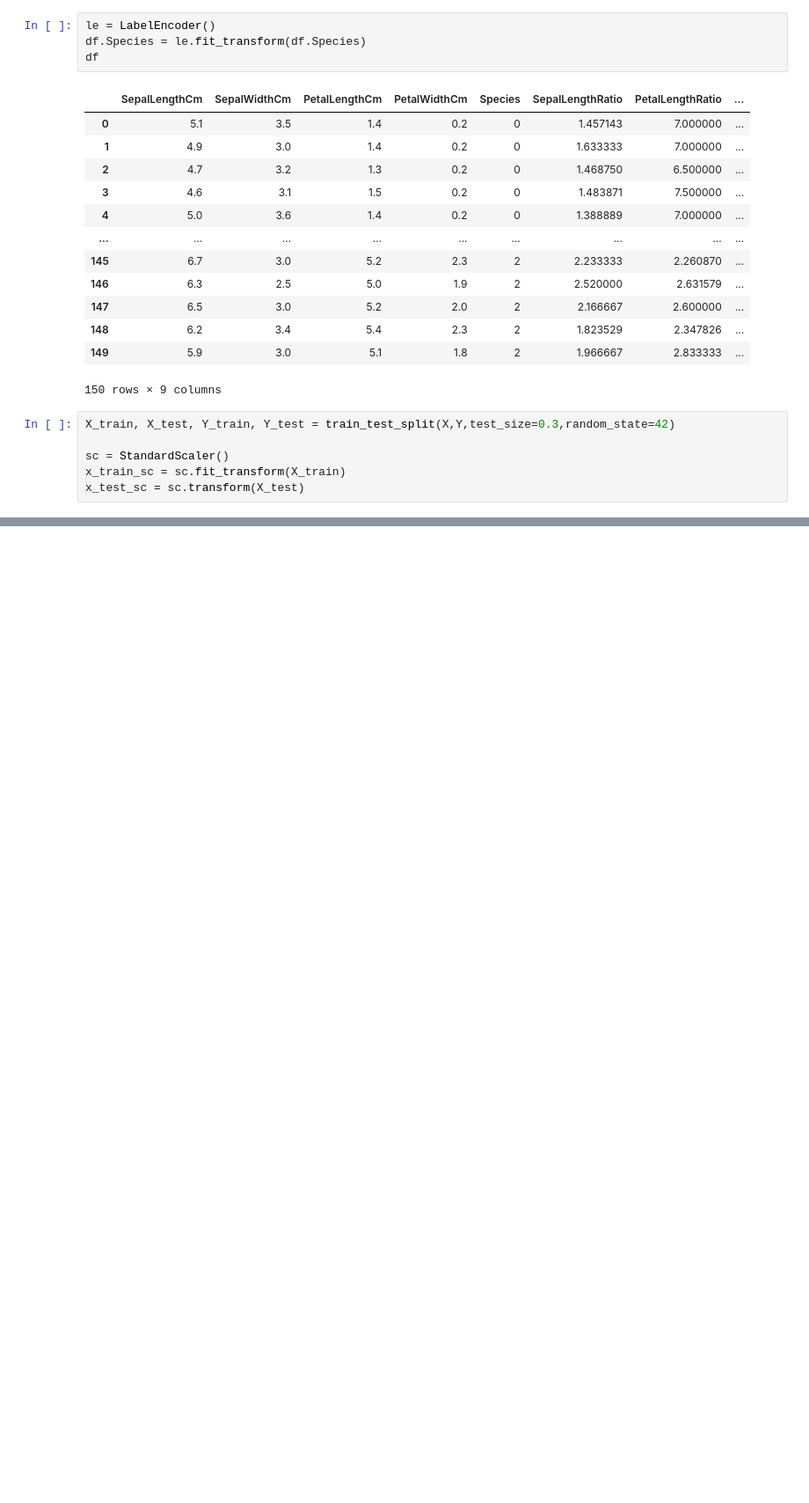
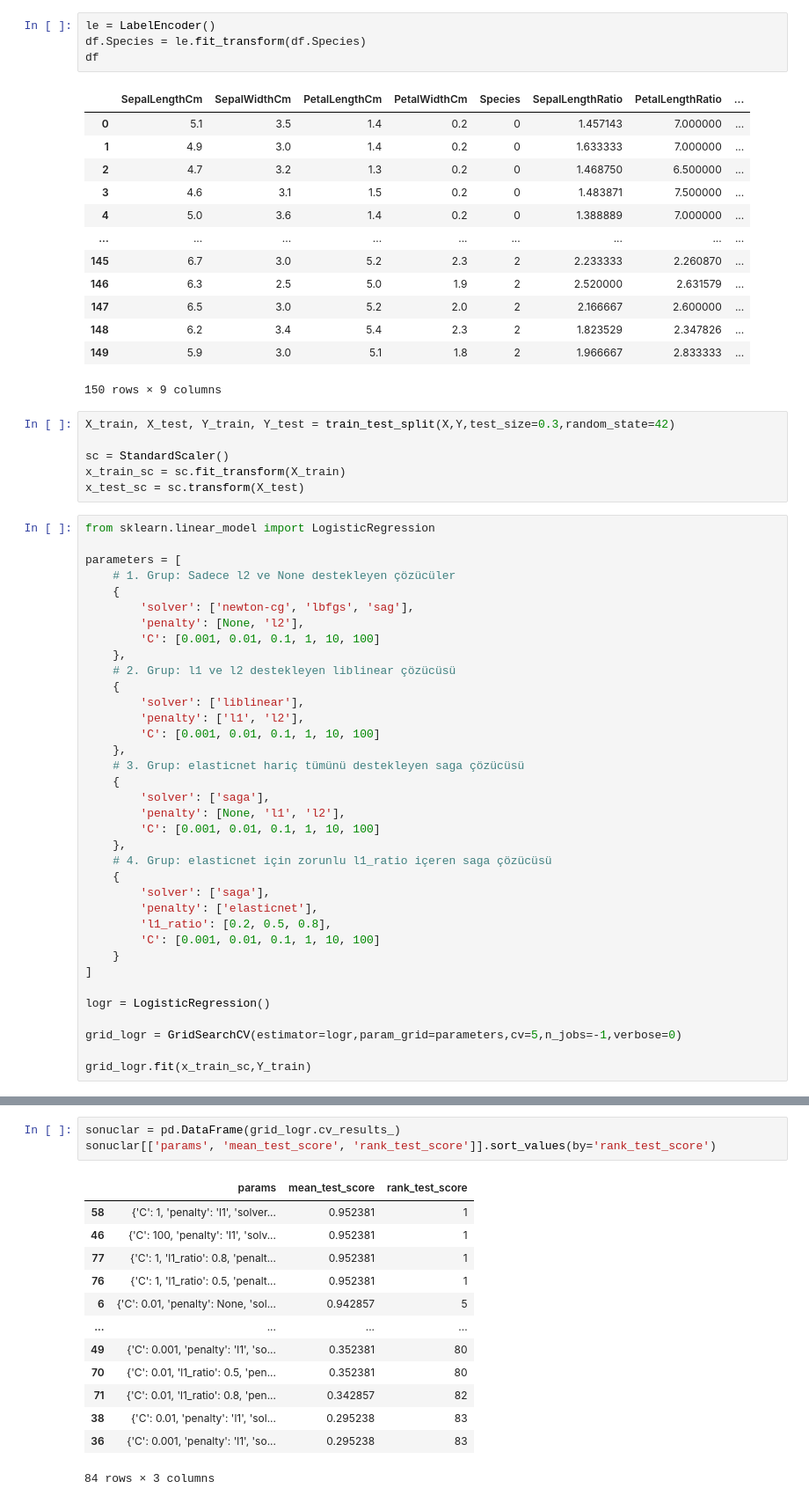
Before and after one commit to Ayberk-Aktan/Analyze_of_iris_datasets, a Jupyter notebook: ml_models.ipynb, the cells around one changed output, grey strips where cells are left out. Shown at 88% size. Drawn from its saved outputs; the diff is of its cells as text; blank space fills up the shorter version.

Commit message:
Logistic Regression model is fitting and analyze error metrics.

```diff
--- a/ml_models.ipynb
+++ b/ml_models.ipynb
@@ -43,3 +43,39 @@ X_train, X_test, Y_train, Y_test = train_test_split(X,Y,test_size=0.3,random_sta
 sc = StandardScaler()
 x_train_sc = sc.fit_transform(X_train)
 x_test_sc = sc.transform(X_test)
+# %%
+from sklearn.linear_model import LogisticRegression
+
+parameters = [
+    # 1. Grup: Sadece l2 ve None destekleyen çözücüler
+    {
+        'solver': ['newton-cg', 'lbfgs', 'sag'],
+        'penalty': [None, 'l2'],
+        'C': [0.001, 0.01, 0.1, 1, 10, 100]
+    },
+    # 2. Grup: l1 ve l2 destekleyen liblinear çözücüsü
+    {
+        'solver': ['liblinear'],
+        'penalty': ['l1', 'l2'],
+        'C': [0.001, 0.01, 0.1, 1, 10, 100]
+    },
+    # 3. Grup: elasticnet hariç tümünü destekleyen saga çözücüsü
+    {
+        'solver': ['saga'],
+        'penalty': [None, 'l1', 'l2'],
+        'C': [0.001, 0.01, 0.1, 1, 10, 100]
+    },
+    # 4. Grup: elasticnet için zorunlu l1_ratio içeren saga çözücüsü
+    {
+        'solver': ['saga'],
+        'penalty': ['elasticnet'],
+        'l1_ratio': [0.2, 0.5, 0.8],
+        'C': [0.001, 0.01, 0.1, 1, 10, 100]
+    }
+]
+
+logr = LogisticRegression()
+
+grid_logr = GridSearchCV(estimator=logr,param_grid=parameters,cv=5,n_jobs=-1,verbose=0)
+
+grid_logr.fit(x_train_sc,Y_train)
@@ -45,0 +94,17 @@ x_test_sc = sc.transform(X_test)
+# %%
+sonuclar = pd.DataFrame(grid_logr.cv_results_)
+sonuclar[['params', 'mean_test_score', 'rank_test_score']].sort_values(by='rank_test_score')
+# %% [output]
+|  | params | mean_test_score | rank_test_score |
+| 58 | {'C': 1, 'penalty': 'l1', 'solver... | 0.952381 | 1 |
+| 46 | {'C': 100, 'penalty': 'l1', 'solv... | 0.952381 | 1 |
+| 77 | {'C': 1, 'l1_ratio': 0.8, 'penalt... | 0.952381 | 1 |
+| 76 | {'C': 1, 'l1_ratio': 0.5, 'penalt... | 0.952381 | 1 |
+| 6 | {'C': 0.01, 'penalty': None, 'sol... | 0.942857 | 5 |
+| ... | ... | ... | ... |
+| 49 | {'C': 0.001, 'penalty': 'l1', 'so... | 0.352381 | 80 |
+| 70 | {'C': 0.01, 'l1_ratio': 0.5, 'pen... | 0.352381 | 80 |
+| 71 | {'C': 0.01, 'l1_ratio': 0.8, 'pen... | 0.342857 | 82 |
+| 38 | {'C': 0.01, 'penalty': 'l1', 'sol... | 0.295238 | 83 |
+| 36 | {'C': 0.001, 'penalty': 'l1', 'so... | 0.295238 | 83 |
+84 rows × 3 columns
```
Also changed, not shown: parts of 3 cells of this notebook.
